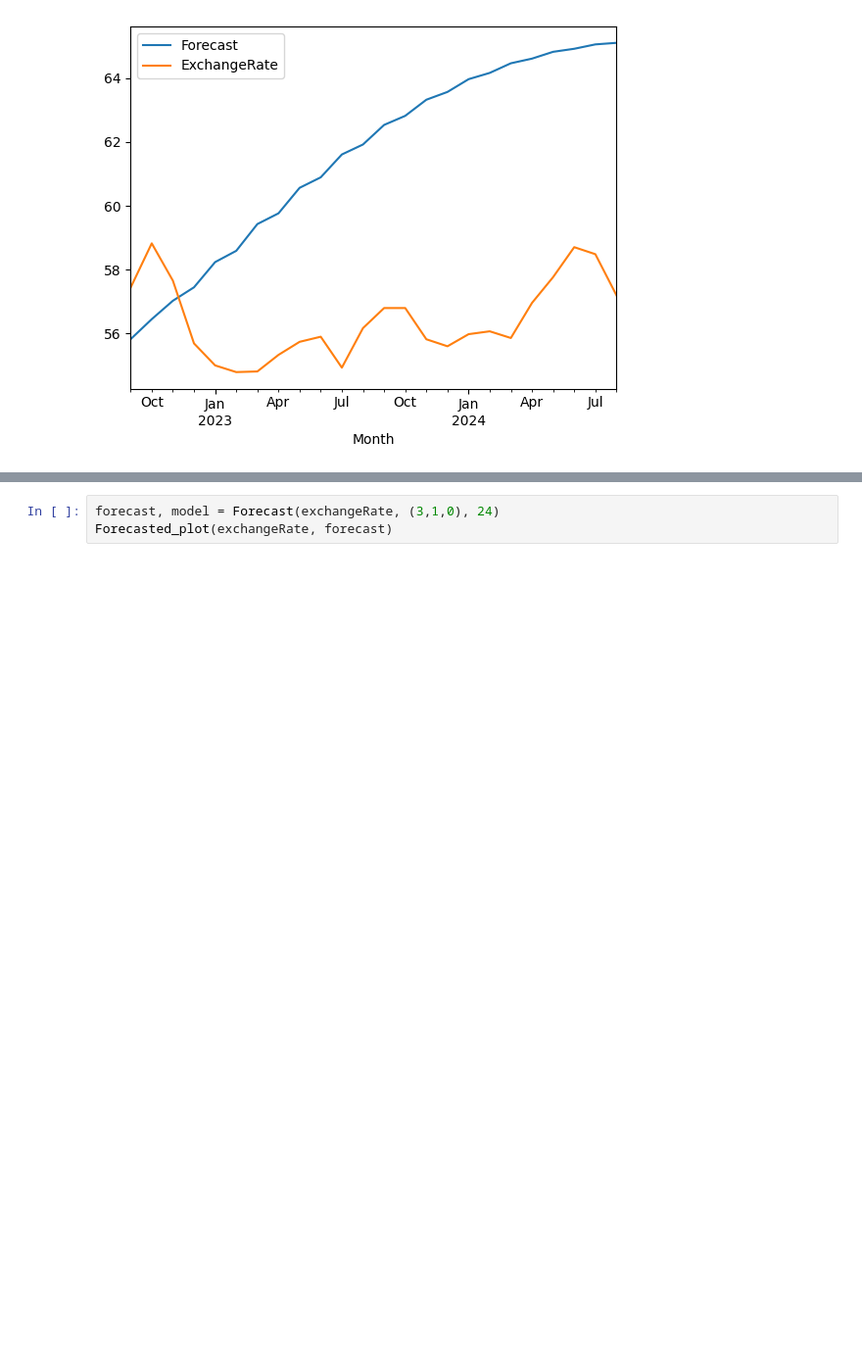
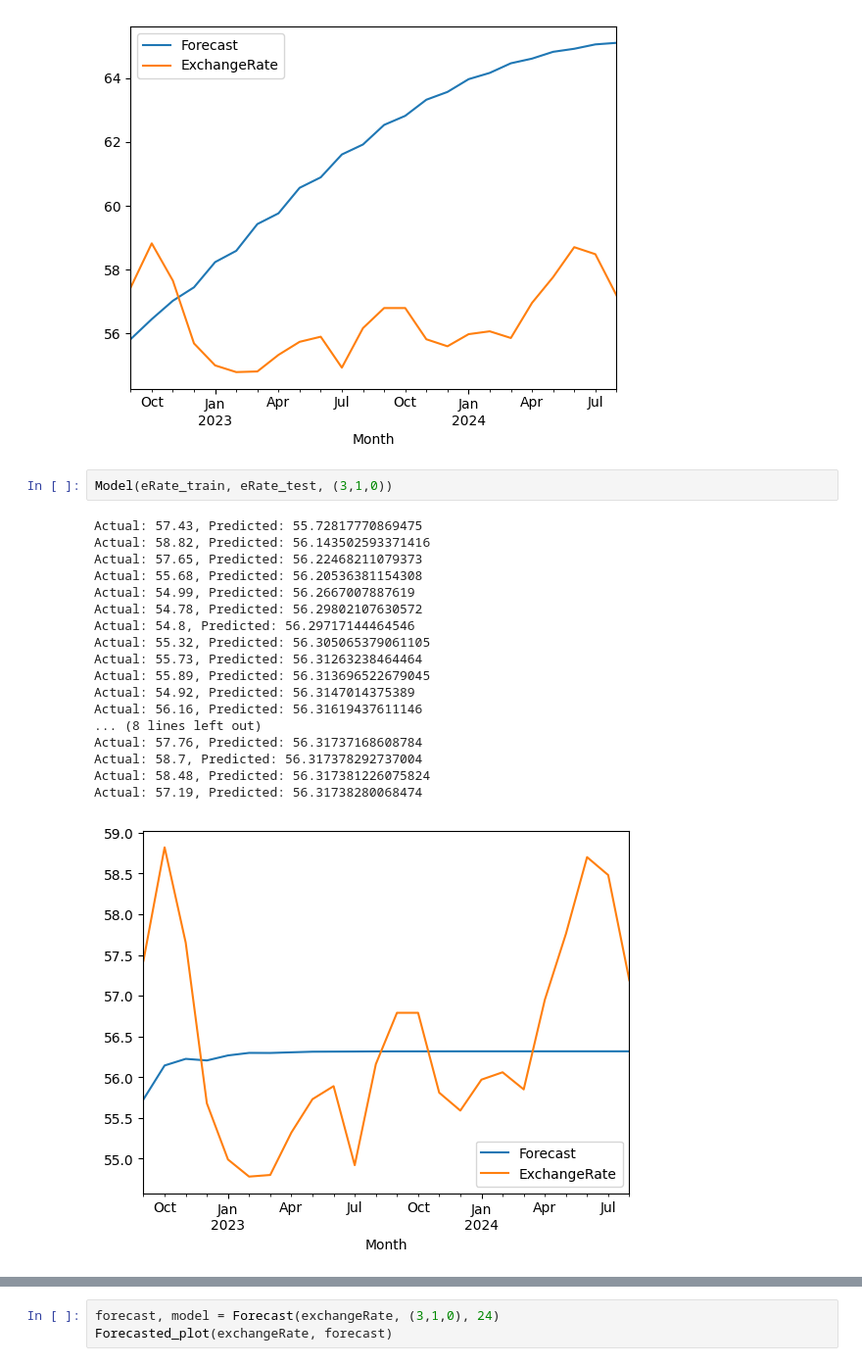
Before and after one commit to LeinnarF/Math_Modeling_Research_ARIMAX, a Jupyter notebook: Exog_forecast.ipynb, the cells around one changed output, grey strips where cells are left out. Shown at 98% size. Drawn from its saved outputs; the diff is of its cells as text; blank space fills up the shorter version.

```diff
--- a/Exog_forecast.ipynb
+++ b/Exog_forecast.ipynb
@@ -584,5 +610,26 @@ Actual: 58.7, Predicted: 64.92573226699258
 Actual: 58.48, Predicted: 65.06327365634188
 Actual: 57.19, Predicted: 65.1117867493712
 [figure]
+# %%
+Model(eRate_train, eRate_test, (3,1,0))
+# %% [output]
+Actual: 57.43, Predicted: 55.72817770869475
+Actual: 58.82, Predicted: 56.143502593371416
+Actual: 57.65, Predicted: 56.22468211079373
+Actual: 55.68, Predicted: 56.20536381154308
+Actual: 54.99, Predicted: 56.2667007887619
+Actual: 54.78, Predicted: 56.29802107630572
+Actual: 54.8, Predicted: 56.29717144464546
+Actual: 55.32, Predicted: 56.305065379061105
+Actual: 55.73, Predicted: 56.31263238464464
+Actual: 55.89, Predicted: 56.313696522679045
+Actual: 54.92, Predicted: 56.3147014375389
+Actual: 56.16, Predicted: 56.31619437611146
+... (8 lines left out)
+Actual: 57.76, Predicted: 56.31737168608784
+Actual: 58.7, Predicted: 56.317378292737004
+Actual: 58.48, Predicted: 56.317381226075824
+Actual: 57.19, Predicted: 56.31738280068474
+[figure, added]
 # %%
 Evaluate(eRate_train, eRate_test, (4,1,4))
```
Also changed, not shown: parts of 13 cells of this notebook, 1 other file.
